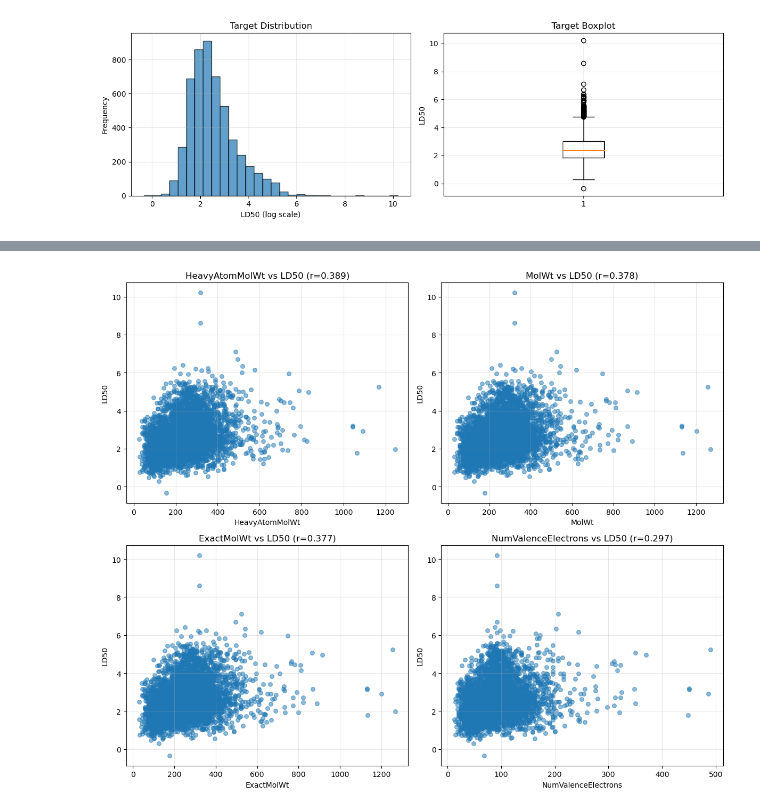
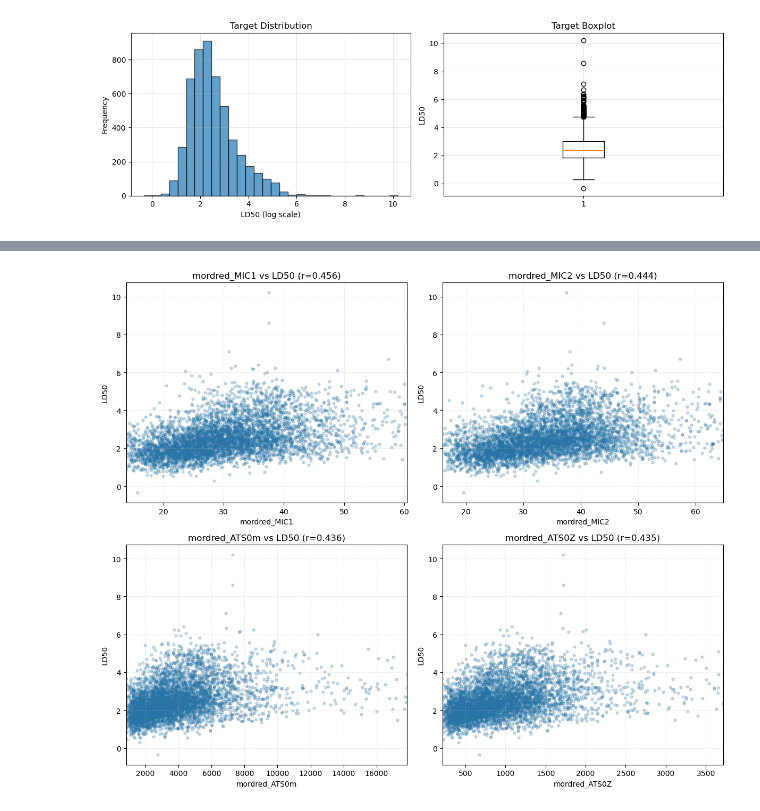
Before and after one commit to LucaBTE/toxicity-prediction, a Jupyter notebook: data_exploration/02_basic_exploration.ipynb, the cells around one changed output, grey strips where cells are left out. Cells and saved outputs as stored; diff of their text form; code cells hidden in the pictures.

```diff
--- a/data_exploration/02_basic_exploration.ipynb
+++ b/data_exploration/02_basic_exploration.ipynb
@@ -32,4 +45,7 @@ sys.path.insert(0, '.')
 
 random_state = 0
 # %%
-df = pd.read_csv('../data/processed/toxicity_dataset_with_descriptors.csv')
+df = pd.read_csv('../data/processed/train.csv')
+print(f'Compute backend: {GPU_BACKEND}')
+if not GPU_AVAILABLE:
+    print('GPU non rilevata o librerie RAPIDS mancanti. Uso CPU.')
@@ -77,7 +96,7 @@ plt.show()
 [figure]
 # %%
 # Feature relevance: Spearman correlations with target
-descriptor_cols = df.columns.difference(['Drug_ID', 'Y', 'canonical_smiles'])
+descriptor_cols = df.select_dtypes(include=[np.number]).columns.difference(['Y'])
 correlations = {}
 
 for col in descriptor_cols:
@@ -87,15 +106,22 @@ for col in descriptor_cols:
         correlations[col] = {'corr': corr, 'pval': pval, 'abs_corr': abs(corr)}
 
 corr_df = pd.DataFrame(correlations).T.sort_values('abs_corr', ascending=False)
-print("Feature Relevance (Spearman correlation with target):")
-print(corr_df)
+corr_df_clean = corr_df.dropna(subset=['corr']).copy()
 
-# Visualization
-fig, ax = plt.subplots(figsize=(10, 6))
-corr_df['corr'].sort_values().plot(kind='barh', ax=ax, color=['red' if x < 0 else 'green' for x in corr_df['corr'].sort_values()])
+print('Top 15 features by |Spearman correlation|:')
+print(corr_df_clean.head(15)[['corr', 'pval', 'abs_corr']])
+
+# Visualization (readable: only top features by absolute correlation)
+top_k_plot = 25
+plot_df = corr_df_clean.head(top_k_plot).sort_values('corr')
+colors = ['#c0392b' if x < 0 else '#1e8449' for x in plot_df['corr']]
+
+fig, ax = plt.subplots(figsize=(11, 8))
+ax.barh(plot_df.index, plot_df['corr'], color=colors, alpha=0.9)
 ax.set_xlabel('Spearman Correlation with LD50')
-ax.set_title('Feature Relevance: Correlation with Target')
-ax.grid(alpha=0.3, axis='x')
+ax.set_title(f'Feature Relevance: Top {top_k_plot} by |correlation|')
+ax.axvline(0, color='black', linewidth=1)
+ax.grid(alpha=0.25, axis='x', linestyle='--')
 plt.tight_layout()
 plt.show()
 # %% [output]
@@ -193,19 +305,25 @@ Model R² Score: 0.2100
 # %%
 # Scatter plots: Top features vs target
-top_features = corr_df.head(4).index.tolist()
+top_features = corr_df.dropna(subset=['corr']).head(4).index.tolist()
 fig, axes = plt.subplots(2, 2, figsize=(12, 10))
 axes = axes.flatten()
 
 for idx, feat in enumerate(top_features):
     valid_mask = (df[feat].notna()) & (df['Y'].notna())
-    axes[idx].scatter(df[feat][valid_mask], df['Y'][valid_mask], alpha=0.5, s=30)
+    x = df[feat][valid_mask]
+    y_feat = df['Y'][valid_mask]
+
+    axes[idx].scatter(x, y_feat, alpha=0.25, s=12, color='#2874a6')
+    x_low, x_high = np.percentile(x, [1, 99])
+    axes[idx].set_xlim(x_low, x_high)
+
     axes[idx].set_xlabel(feat)
     axes[idx].set_ylabel('LD50')
     corr_val = corr_df.loc[feat, 'corr']
     axes[idx].set_title(f'{feat} vs LD50 (r={corr_val:.3f})')
-    axes[idx].grid(alpha=0.3)
+    axes[idx].grid(alpha=0.25, linestyle='--')
 
 plt.tight_layout()
 plt.show()
 # %% [output]
-[figure, old version]
+[figure, new version]
```
Also changed, not shown: parts of 6 cells of this notebook, 2 other files.
